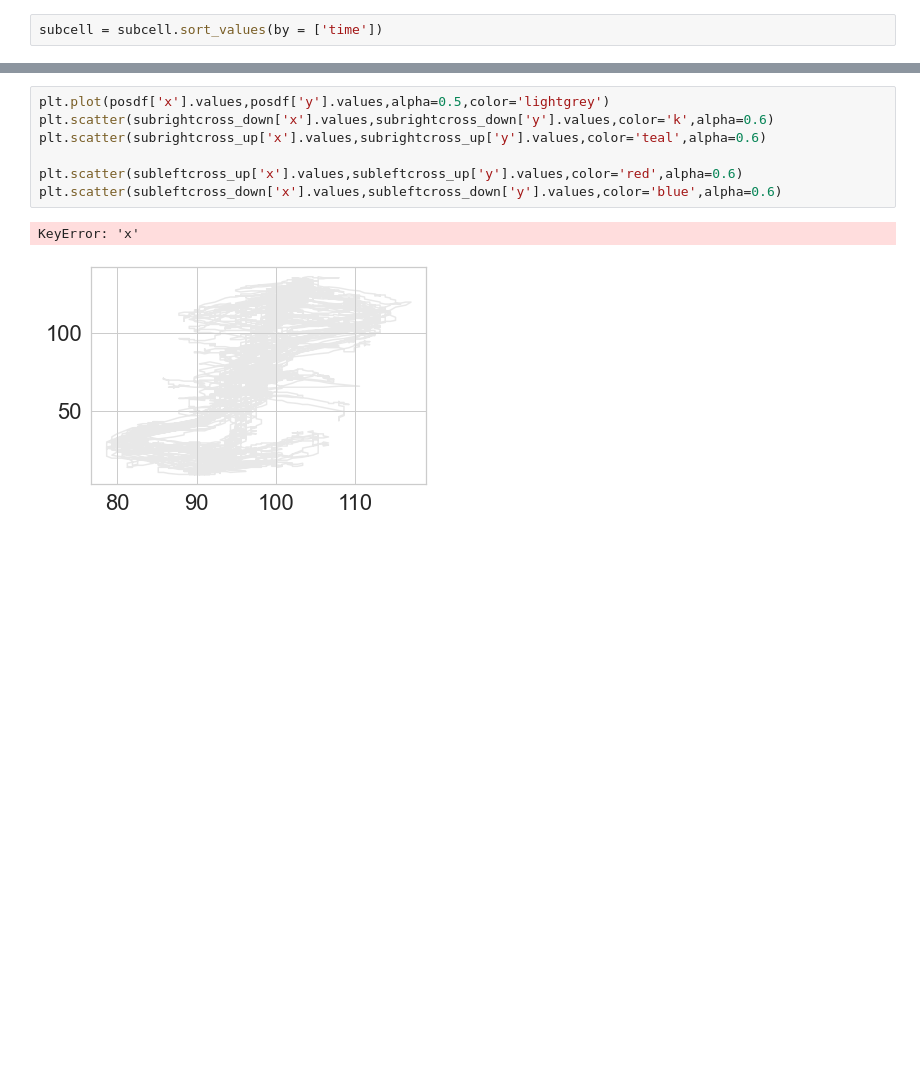
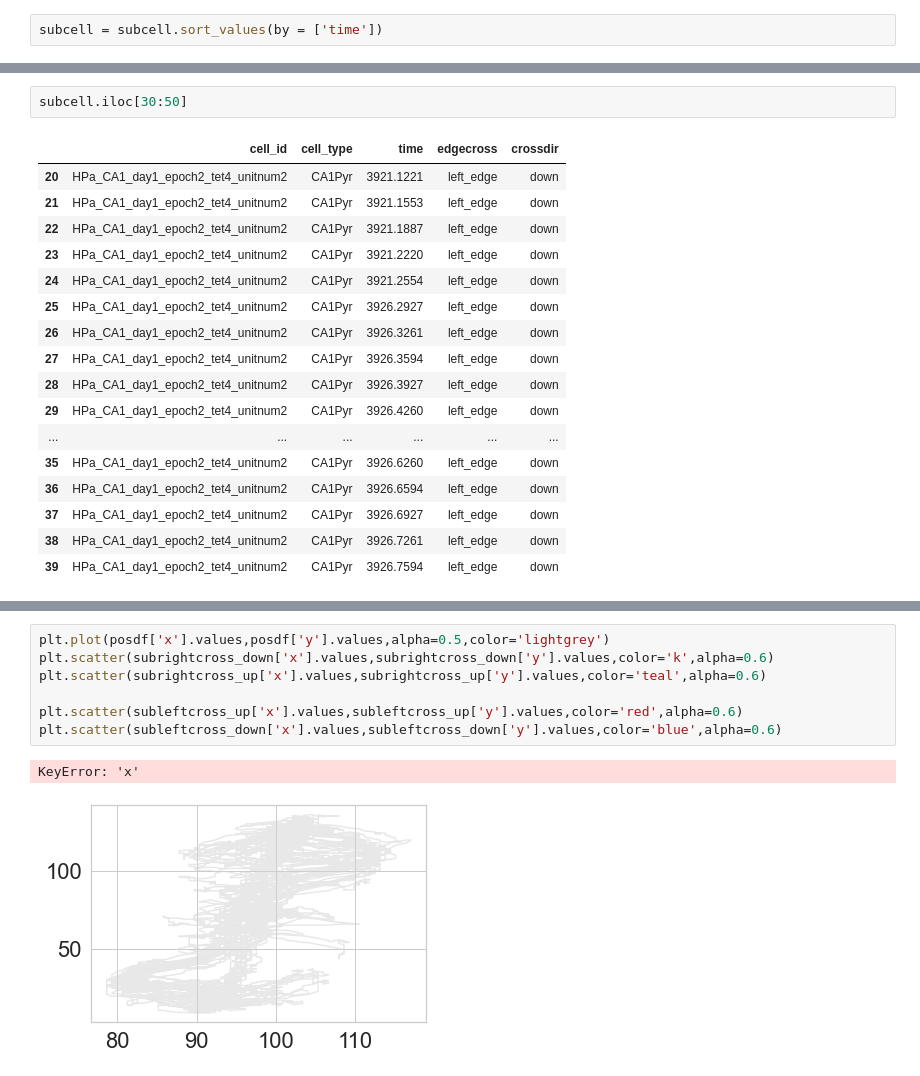
Before and after one commit to pdrivier/phase_precession, a Jupyter notebook: place_fields.ipynb, the cells around one changed output, grey strips where cells are left out. Drawn from its saved outputs; the diff is of its cells as text; blank space fills up the shorter version.

```diff
--- a/place_fields.ipynb
+++ b/place_fields.ipynb
@@ -546,0 +626,20 @@ subcell
+# %%
+subcell.iloc[30:50]
+# %% [output]
+|  | cell_id | cell_type | time | edgecross | crossdir |
+| 20 | HPa_CA1_day1_epoch2_tet4_unitnum2 | CA1Pyr | 3921.1221 | left_edge | down |
+| 21 | HPa_CA1_day1_epoch2_tet4_unitnum2 | CA1Pyr | 3921.1553 | left_edge | down |
+| 22 | HPa_CA1_day1_epoch2_tet4_unitnum2 | CA1Pyr | 3921.1887 | left_edge | down |
+| 23 | HPa_CA1_day1_epoch2_tet4_unitnum2 | CA1Pyr | 3921.2220 | left_edge | down |
+| 24 | HPa_CA1_day1_epoch2_tet4_unitnum2 | CA1Pyr | 3921.2554 | left_edge | down |
+| 25 | HPa_CA1_day1_epoch2_tet4_unitnum2 | CA1Pyr | 3926.2927 | left_edge | down |
+| 26 | HPa_CA1_day1_epoch2_tet4_unitnum2 | CA1Pyr | 3926.3261 | left_edge | down |
+| 27 | HPa_CA1_day1_epoch2_tet4_unitnum2 | CA1Pyr | 3926.3594 | left_edge | down |
+| 28 | HPa_CA1_day1_epoch2_tet4_unitnum2 | CA1Pyr | 3926.3927 | left_edge | down |
+| 29 | HPa_CA1_day1_epoch2_tet4_unitnum2 | CA1Pyr | 3926.4260 | left_edge | down |
+| ... | ... | ... | ... | ... | ... |
+| 35 | HPa_CA1_day1_epoch2_tet4_unitnum2 | CA1Pyr | 3926.6260 | left_edge | down |
+| 36 | HPa_CA1_day1_epoch2_tet4_unitnum2 | CA1Pyr | 3926.6594 | left_edge | down |
+| 37 | HPa_CA1_day1_epoch2_tet4_unitnum2 | CA1Pyr | 3926.6927 | left_edge | down |
+| 38 | HPa_CA1_day1_epoch2_tet4_unitnum2 | CA1Pyr | 3926.7261 | left_edge | down |
+| 39 | HPa_CA1_day1_epoch2_tet4_unitnum2 | CA1Pyr | 3926.7594 | left_edge | down |
```
Also changed, not shown: parts of 18 cells of this notebook.
